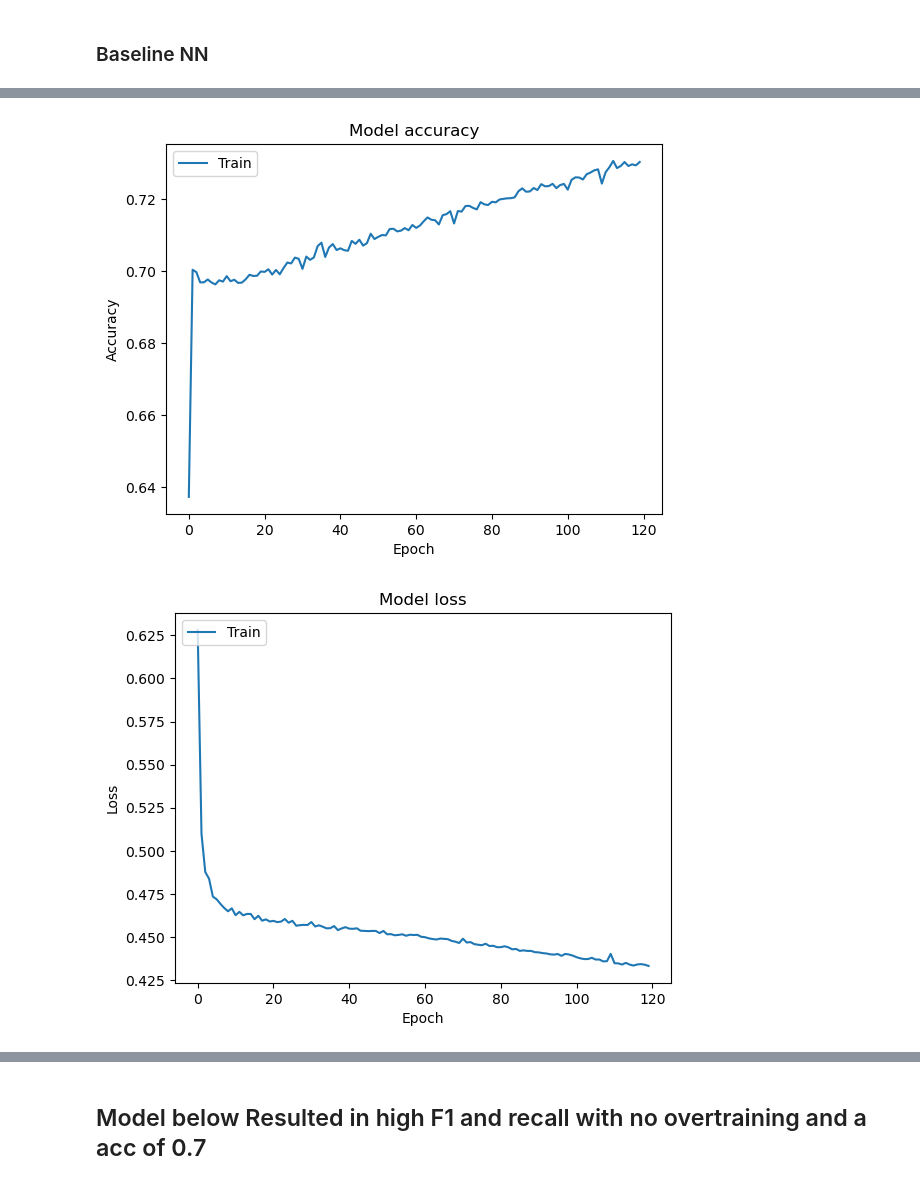
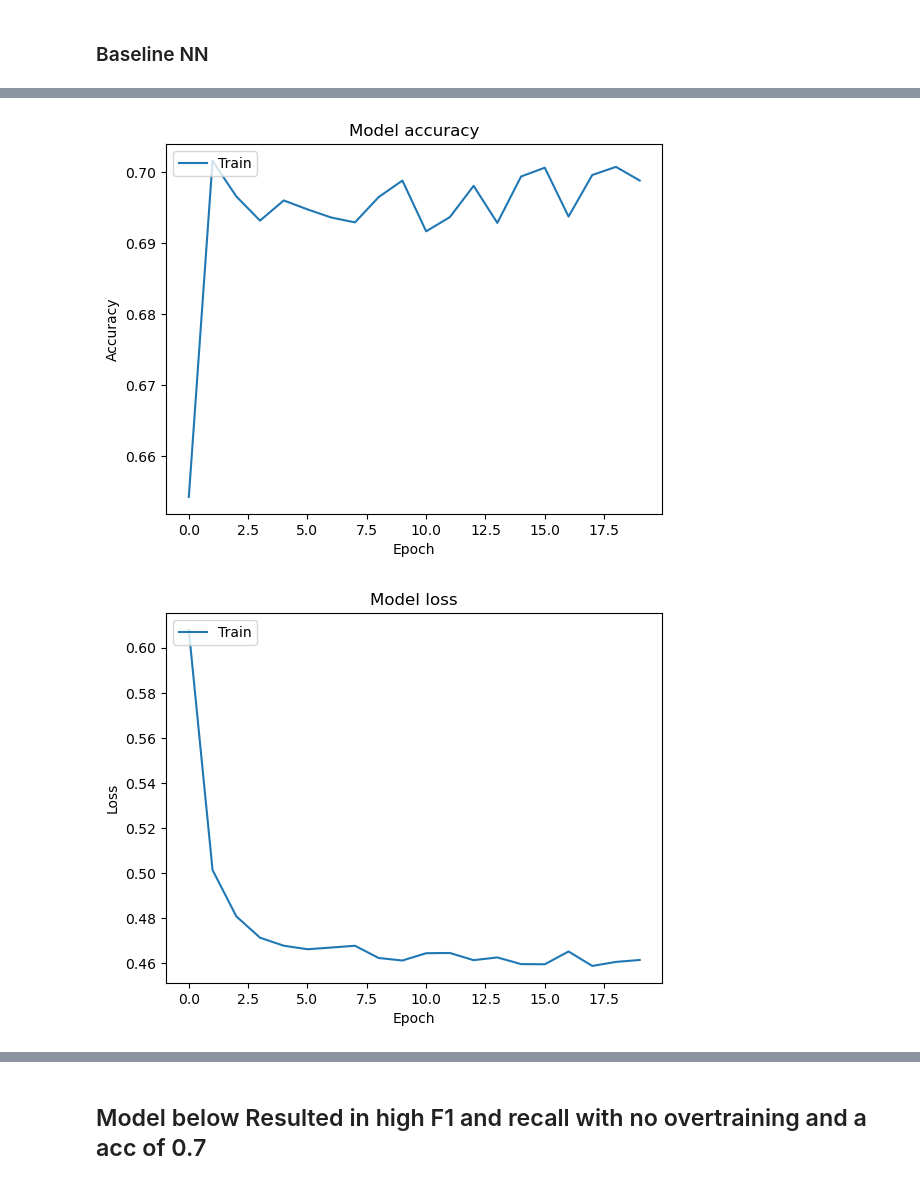
Before and after one commit to ldwilker10/predicting_obesity, a Jupyter notebook: final_notebook.ipynb, the cells around one changed output, grey strips where cells are left out. Cells and saved outputs as stored; diff of their text form; code cells hidden in the pictures.

```diff
--- a/final_notebook.ipynb
+++ b/final_notebook.ipynb
@@ -414,9 +415,8 @@ X_train_main = X_train.copy()
 # Separating out columns into separate df based on which placeholder value it uses
 X_train1 = X_train[['_HLTHPLN', 'DRNKANY6', '_RFBING6', '_EDUCAG',
                    '_CURECI2', '_SMOKER3', 'CHECKUP1', 'ADDEPEV3',
-                   'DIABETE4', 'PERSDOC3', 'EXERANY2', '_TOTINDA',
-                    '_PHYS14D', '_MENT14D', '_RFHLTH', 'GENHLTH',
-                    '_HISPANC', '_CHLDCNT', 'VETERAN3', 'MARITAL']]
+                   'DIABETE4', '_TOTINDA', '_RFHLTH', 'GENHLTH',
+                    '_DENVST3', '_CHLDCNT', 'VETERAN3', 'MARITAL']]
 
 print(X_train1.info())
 
@@ -424,16 +424,15 @@ X_train2 = X_train[['MENTHLTH', 'PHYSHLTH', 'SLEPTIM1']]
 
 print(X_train2.info())
 
-X_train3 = X_train[['_INCOMG1', 'EMPLOY1', '_RACE1']]
+X_train3 = X_train[['_INCOMG1', 'EMPLOY1']]
 
 print(X_train3.info())
 
-X_train4 = X_train.drop(columns = ['_INCOMG1', 'EMPLOY1', '_RACE1', 'MENTHLTH',
+X_train4 = X_train.drop(columns = ['_INCOMG1', 'EMPLOY1', 'MENTHLTH',
                                    'PHYSHLTH', 'SLEPTIM1', '_HLTHPLN', 'DRNKANY6',
                                    '_RFBING6', '_EDUCAG', '_CURECI2', '_SMOKER3',
-                                   'CHECKUP1', 'ADDEPEV3', 'DIABETE4', 'PERSDOC3',
-                                   'EXERANY2', '_TOTINDA', '_PHYS14D', '_MENT14D',
-                                   '_RFHLTH', 'GENHLTH', '_HISPANC', '_CHLDCNT',
+                                   'CHECKUP1', 'ADDEPEV3', 'DIABETE4', '_DENVST3',
+                                   '_TOTINDA', '_RFHLTH', 'GENHLTH', '_CHLDCNT',
                                    'VETERAN3','MARITAL'], axis = 1)
 
 print(X_train4.info())
@@ -1011,8 +1000,7 @@ There are multiple features with high multicolinearity. To start, I set the thre
 ### Dropping features with higher multicolinearity
 # %%
 # Dropping features with higher multicolinearity
-X_final_train = df_clean_train.drop(columns = [ '_MENT14D', '_PHYS14D', '_AGE80', '_RACE1', '_RACEPR1',
-                                    '_HISPANC', 'BMI', '_RFHLTH', 'EXERANY2'])
+X_final_train = df_clean_train.drop(columns = ['_AGE80', '_RFHLTH'])
 
 X_final_train.info()
 # %% [output]
@@ -1169,25 +1179,23 @@ def remove_place_holders(X_test):
 
     X_test1 = X_test[['_HLTHPLN', 'DRNKANY6', '_RFBING6', '_EDUCAG',
                    '_CURECI2', '_SMOKER3', 'CHECKUP1', 'ADDEPEV3',
-                   'DIABETE4', 'PERSDOC3', 'EXERANY2', '_TOTINDA',
-                    '_PHYS14D', '_MENT14D', '_RFHLTH', 'GENHLTH',
-                    '_HISPANC', '_CHLDCNT', 'VETERAN3', 'MARITAL']]
+                   'DIABETE4', '_TOTINDA', '_RFHLTH', 'GENHLTH',
+                    '_DENVST3', '_CHLDCNT', 'VETERAN3', 'MARITAL']]
 
 
     X_test2 = X_test[['MENTHLTH', 'PHYSHLTH', 'SLEPTIM1']]
 
 
 
-    X_test3 = X_test[['_INCOMG1', 'EMPLOY1', '_RACE1']]
+    X_test3 = X_test[['_INCOMG1', 'EMPLOY1']]
 
 
 
-    X_test4 = X_test.drop(columns = ['_INCOMG1', 'EMPLOY1', '_RACE1', 'MENTHLTH',
+    X_test4 = X_test.drop(columns = ['_INCOMG1', 'EMPLOY1', 'MENTHLTH',
                                    'PHYSHLTH', 'SLEPTIM1', '_HLTHPLN', 'DRNKANY6',
                                    '_RFBING6', '_EDUCAG', '_CURECI2', '_SMOKER3',
-                                   'CHECKUP1', 'ADDEPEV3', 'DIABETE4', 'PERSDOC3',
-                                   'EXERANY2', '_TOTINDA', '_PHYS14D', '_MENT14D',
-                                   '_RFHLTH', 'GENHLTH', '_HISPANC', '_CHLDCNT',
+                                   'CHECKUP1', 'ADDEPEV3', 'DIABETE4', '_DENVST3',
+                                   '_TOTINDA', '_RFHLTH', 'GENHLTH', '_CHLDCNT',
                                    'VETERAN3','MARITAL'], axis = 1)
 
     # Looping through columns to remove placeholder values
@@ -1250,14 +1258,13 @@ placeholders = [88.0]
 for col in X_test[['MENTHLTH', 'PHYSHLTH']]:
     X_test[col].replace(placeholders, 0 , inplace=True)
 
-X_test = X_test.drop(columns = ['_BMI5'])
+X_test = X_test.drop(columns = ['_BMI5'], axis = 1)
 
 # Creating final clean train dataset
 X_test_clean = X_test.copy()
 
 # Dropping highly correlated columns
-X_final_test = X_test_clean.drop(columns = [ '_MENT14D', '_PHYS14D', '_AGE80', '_RACE1', '_RACEPR1',
-                                    '_HISPANC', 'BMI', '_RFHLTH', 'EXERANY2'])
+X_final_test = X_test_clean.drop(columns = ['_AGE80', '_RFHLTH'], axis =1 )
 X_final_test.info()
 # %% [output]
 <class 'pandas.core.frame.DataFrame'>
@@ -2473,8 +2473,8 @@ model3.compile(optimizer='Adam',
 # Train the model
 history3 = model3.fit(X_train_red,
                       y_train_red,
-                      epochs=120,
-                      batch_size=250,
+                      epochs=20,
+                      batch_size=150,
                       class_weight=class_weights_dict )
 
 # Evaluate the model
@@ -2501,3 +2501,3 @@ Train Recall Score: 0.8443197011947632
-[figure, old version]
+[figure, new version]
-[figure, old version]
+[figure, new version]
 # %%
```
Also changed, not shown: parts of 69 cells of this notebook, 2 other files.
